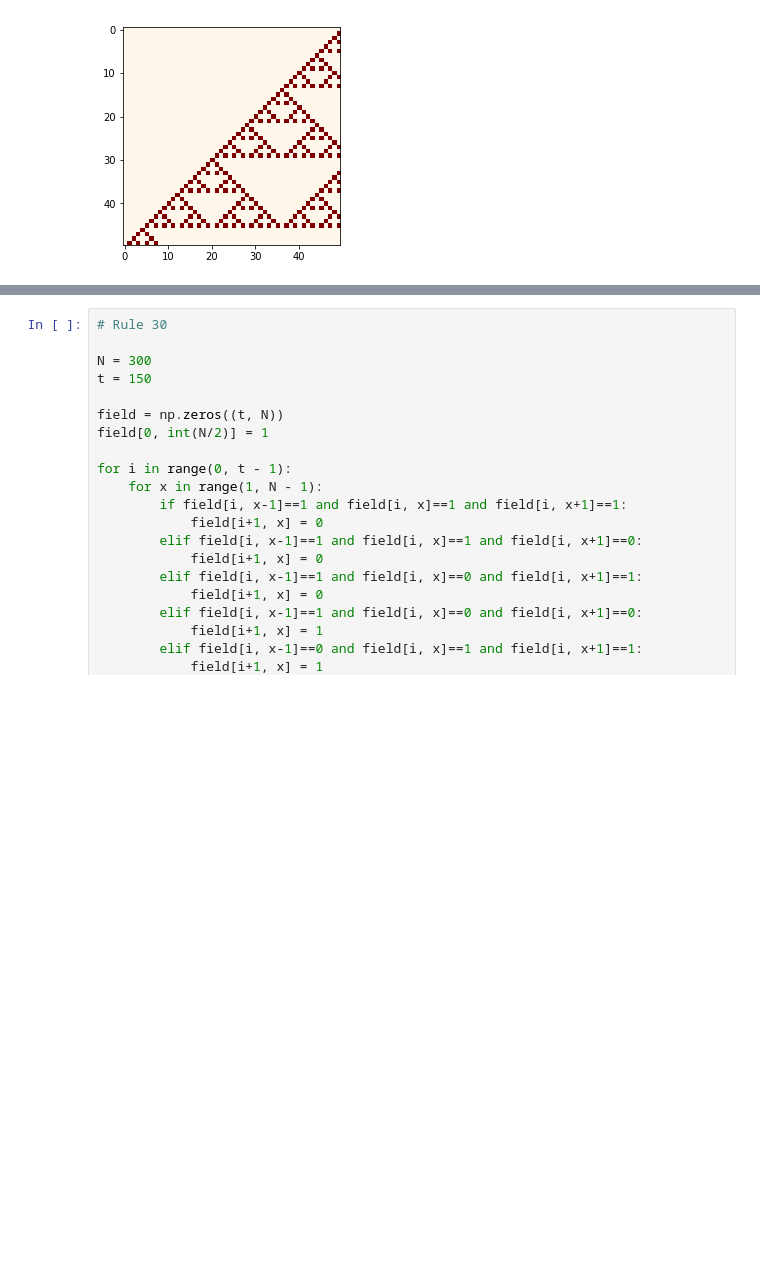
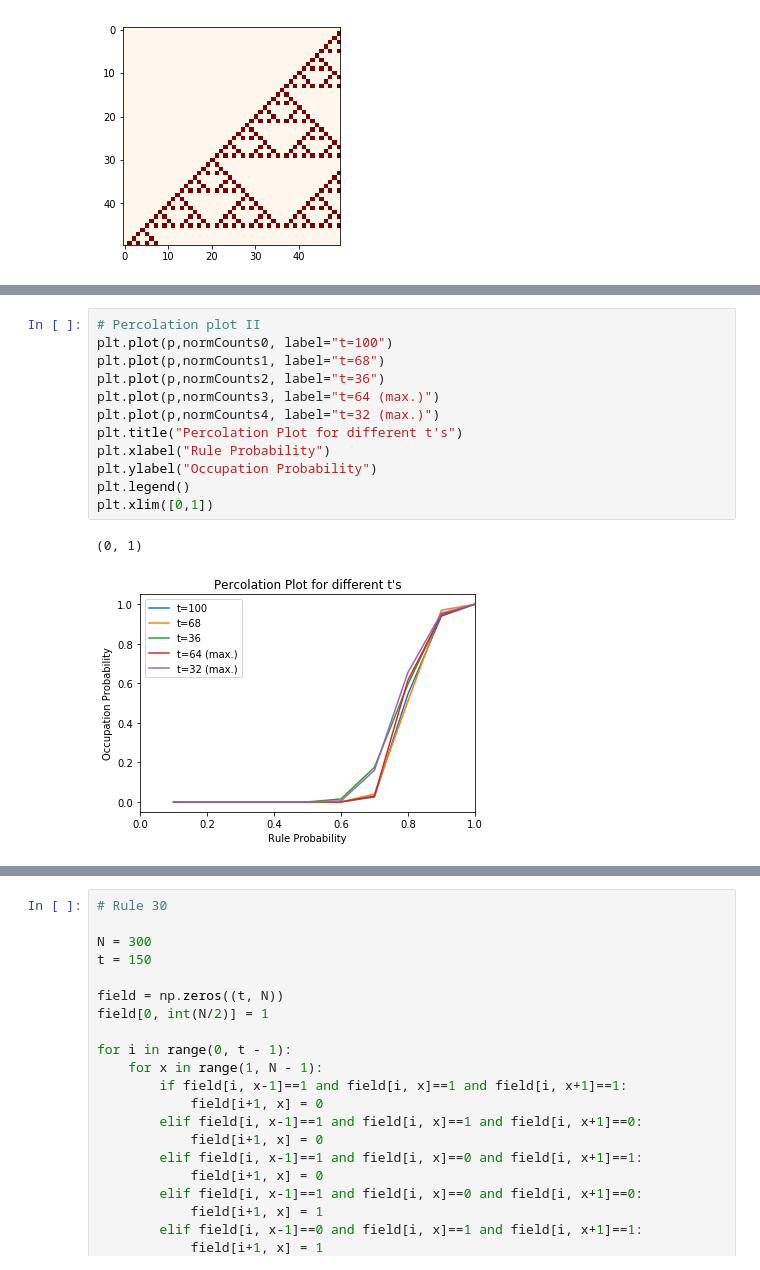
Before and after one commit to hs42/biophysics, a Jupyter notebook: playground.ipynb, the cells around one changed output, grey strips where cells are left out. Cells and saved outputs as stored; diff of their text form; blank space fills up the shorter version.

```diff
--- a/playground.ipynb
+++ b/playground.ipynb
@@ -56,0 +182,15 @@ plt.show()
+# %%
+# Percolation plot II
+plt.plot(p,normCounts0, label="t=100")
+plt.plot(p,normCounts1, label="t=68")
+plt.plot(p,normCounts2, label="t=36")
+plt.plot(p,normCounts3, label="t=64 (max.)")
+plt.plot(p,normCounts4, label="t=32 (max.)")
+plt.title("Percolation Plot for different t's")
+plt.xlabel("Rule Probability")
+plt.ylabel("Occupation Probability")
+plt.legend()
+plt.xlim([0,1])
+# %% [output]
+(0, 1)
+[figure, added]
```
Also changed, not shown: parts of 12 cells of this notebook.
